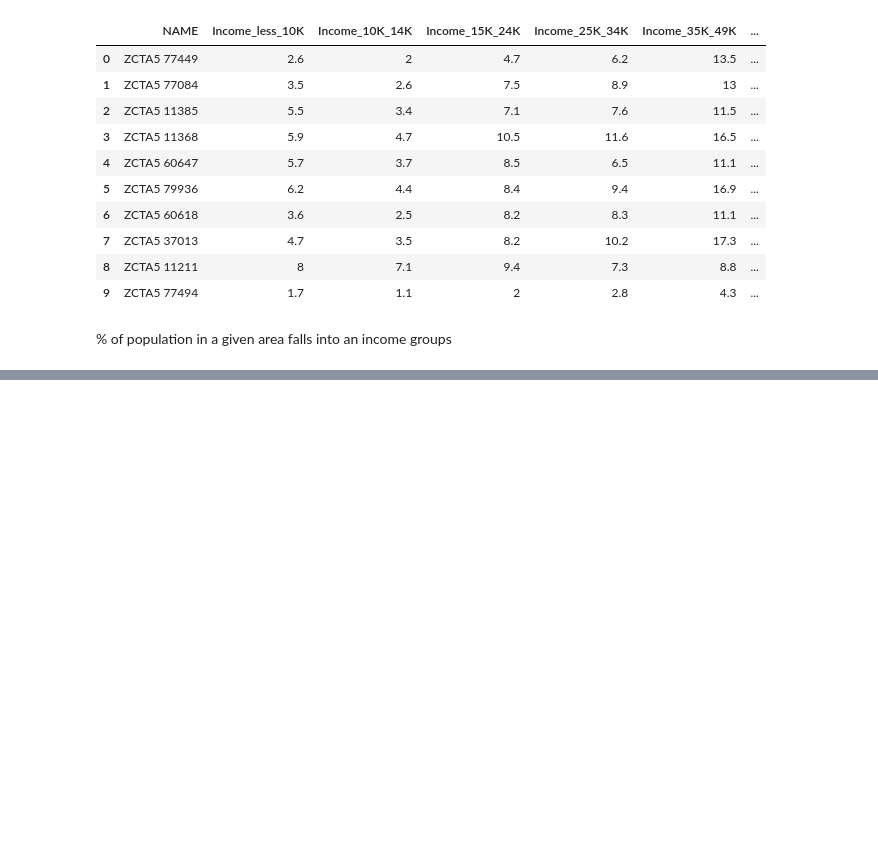
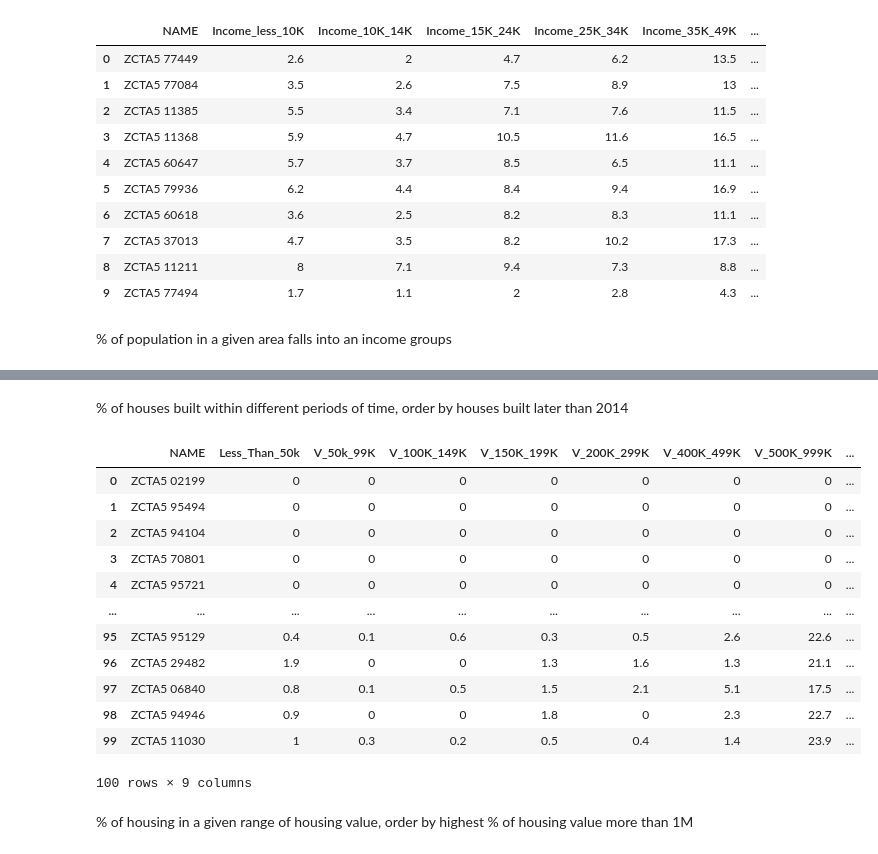
Before and after one commit to xindixu/US-demographic-analysis, a Jupyter notebook: primary-data/acs-2018_explore.ipynb, the cells around one changed output, grey strips where cells are left out. Drawn from its saved outputs; the diff is of its cells as text; code cells hidden in the pictures; blank space fills up the shorter version.

```diff
--- a/primary-data/acs-2018_explore.ipynb
+++ b/primary-data/acs-2018_explore.ipynb
@@ -114,0 +186,26 @@ limit 10
+# %% [markdown]
+% of houses built within different periods of time, order by houses built later than 2014
+# %%
+%%bigquery
+select NAME, DP04_0081PE as Less_Than_50k, DP04_0082PE as V_50k_99K, DP04_0083PE as V_100K_149K, DP04_0084PE as V_150K_199K, DP04_0085PE as V_200K_299K,
+DP04_0086PE as V_400K_499K, DP04_0087PE as V_500K_999K, DP04_0088PE as V_1M_Or_More
+from acs_2018_staging.housing
+where safe_cast(DP04_0088PE as FLOAT64) > 0
+order by safe_cast(DP04_0088PE as FLOAT64) desc
+limit 100
+# %% [output]
+|  | NAME | Less_Than_50k | V_50k_99K | V_100K_149K | V_150K_199K | V_200K_299K | V_400K_499K | V_500K_999K | ... |
+| 0 | ZCTA5 02199 | 0 | 0 | 0 | 0 | 0 | 0 | 0 | ... |
+| 1 | ZCTA5 95494 | 0 | 0 | 0 | 0 | 0 | 0 | 0 | ... |
+| 2 | ZCTA5 94104 | 0 | 0 | 0 | 0 | 0 | 0 | 0 | ... |
+| 3 | ZCTA5 70801 | 0 | 0 | 0 | 0 | 0 | 0 | 0 | ... |
+| 4 | ZCTA5 95721 | 0 | 0 | 0 | 0 | 0 | 0 | 0 | ... |
+| ... | ... | ... | ... | ... | ... | ... | ... | ... | ... |
+| 95 | ZCTA5 95129 | 0.4 | 0.1 | 0.6 | 0.3 | 0.5 | 2.6 | 22.6 | ... |
+| 96 | ZCTA5 29482 | 1.9 | 0 | 0 | 1.3 | 1.6 | 1.3 | 21.1 | ... |
+| 97 | ZCTA5 06840 | 0.8 | 0.1 | 0.5 | 1.5 | 2.1 | 5.1 | 17.5 | ... |
+| 98 | ZCTA5 94946 | 0.9 | 0 | 0 | 1.8 | 0 | 2.3 | 22.7 | ... |
+| 99 | ZCTA5 11030 | 1 | 0.3 | 0.2 | 0.5 | 0.4 | 1.4 | 23.9 | ... |
+100 rows × 9 columns
+# %% [markdown]
+% of housing in a given range of housing value, order by highest % of housing value more than 1M
```
Also changed, not shown: parts of 6 cells of this notebook.
